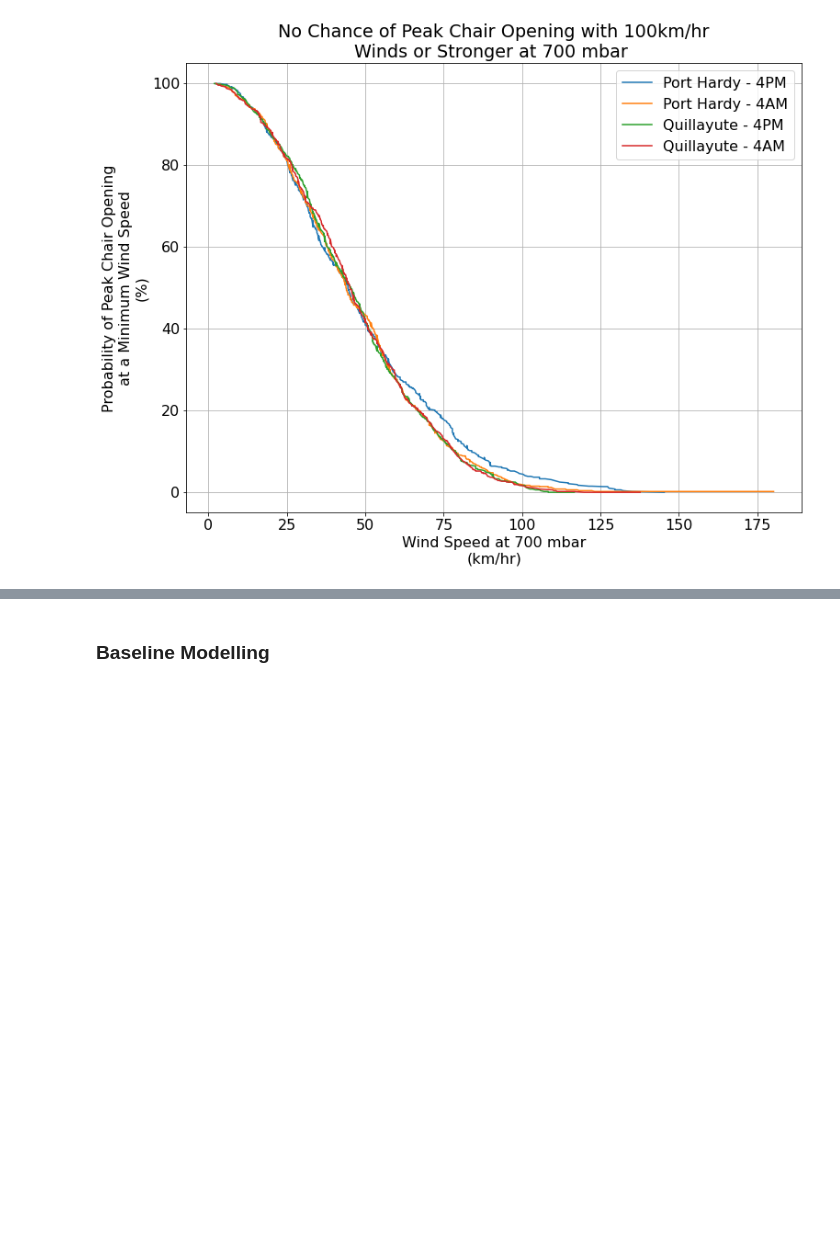
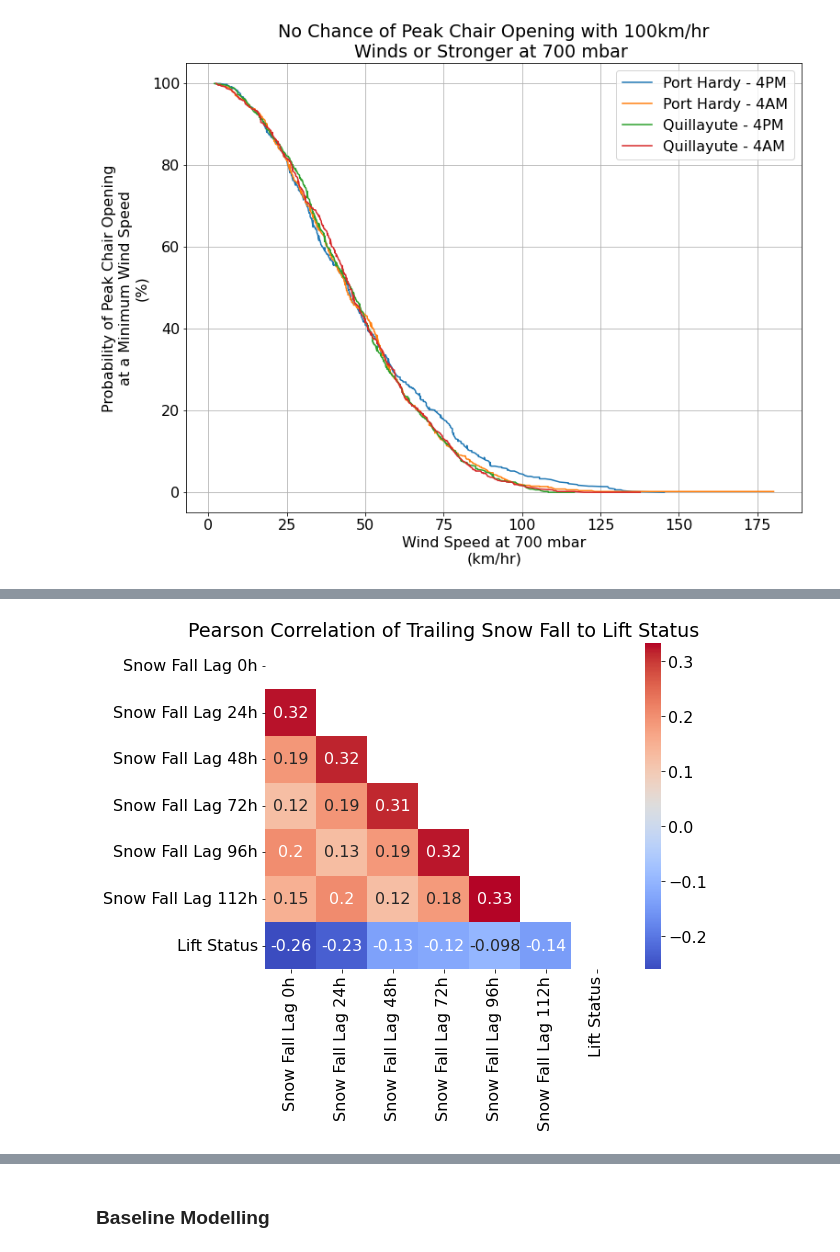
Before and after one commit to wjmatthews/wb_lift_openings, a Jupyter notebook: EDAAndModellingPartI.ipynb, the cells around one changed output, grey strips where cells are left out. Cells and saved outputs as stored; diff of their text form; code cells hidden in the pictures; blank space fills up the shorter version.

```diff
--- a/EDAAndModellingPartI.ipynb
+++ b/EDAAndModellingPartI.ipynb
@@ -910,0 +909,16 @@ From the above, we can see there is a minimal difference in how the wind speed a
+# %%
+# list to store snow fall column names plus targer
+snow_fall_cols = []
+
+# loop through columns
+for col in peak_df.columns:
+
+    # pull out the snow fall column
+    if col.find('Total Snow (cm)') != -1:
+        snow_fall_cols.append(col)
+
+# append target column name to list of columns
+snow_fall_cols.append('pow_day_status_L0h')
+
+# check it worked
+snow_fall_cols
@@ -910,0 +933,33 @@ From the above, we can see there is a minimal difference in how the wind speed a
+# %%
+# get only the columns we need
+snow_fall_df = peak_df[snow_fall_cols]
+
+# build labels for easier reading
+labels = ['Snow Fall Lag 0h',
+          'Snow Fall Lag 24h',
+          'Snow Fall Lag 48h',
+          'Snow Fall Lag 72h',
+          'Snow Fall Lag 96h',
+          'Snow Fall Lag 112h',
+          'Lift Status']
+
+# generate mask for upper triangle
+mask = np.triu(np.ones_like(snow_fall_df.corr(), dtype = bool))
+
+# plot figure
+plt.figure(figsize=(8,6))
+
+# plot data and calculate correlation
+sns.heatmap(snow_fall_df.corr(),
+            annot = True,
+            cmap = 'coolwarm',
+            mask = mask,
+            xticklabels = labels,
+            yticklabels = labels)
+
+# add title
+plt.title('Pearson Correlation of Trailing Snow Fall to Lift Status')
+
+plt.show()
+# %% [output]
+[figure, added]
```
Also changed, not shown: parts of 64 cells of this notebook.
